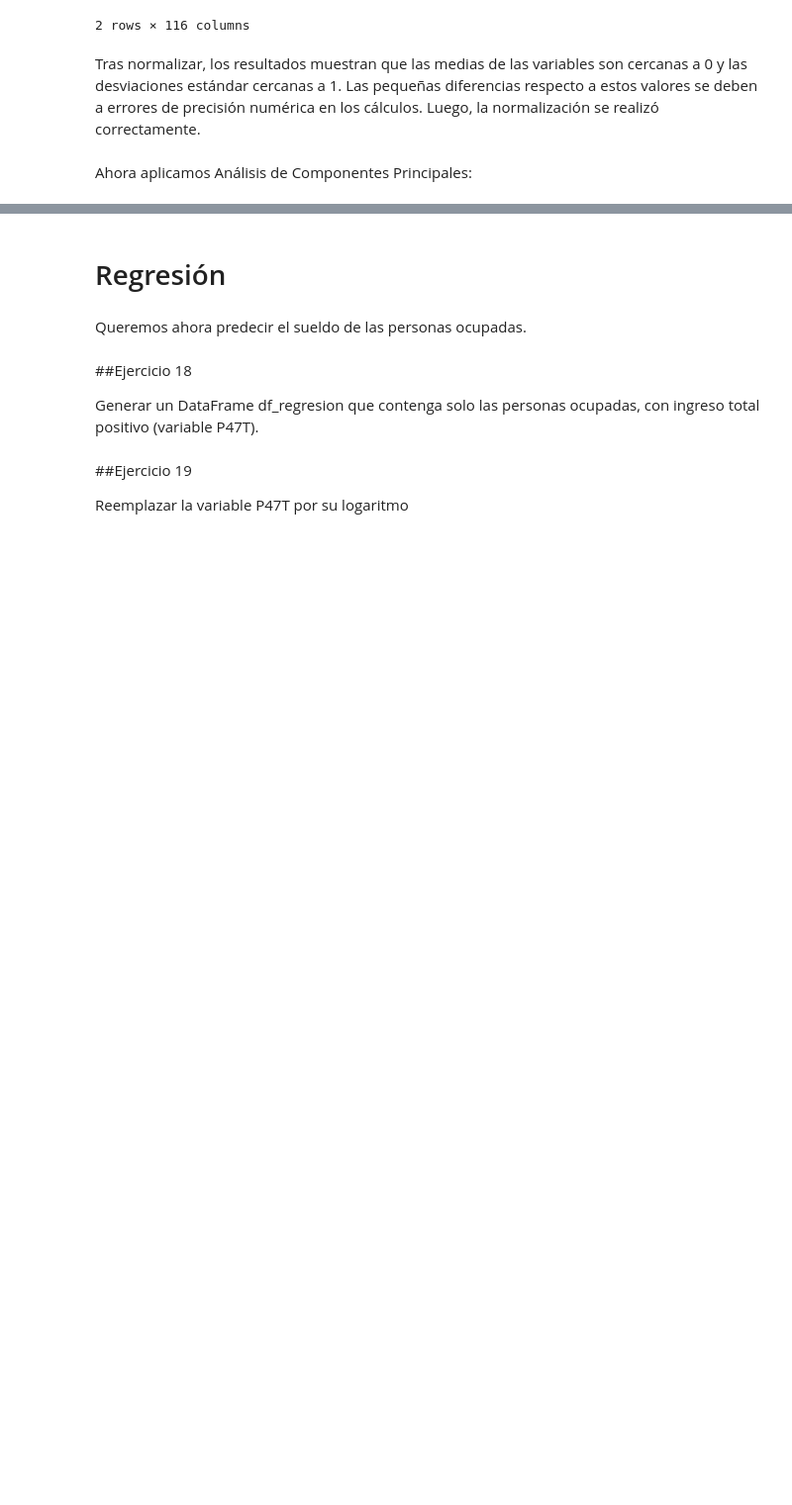
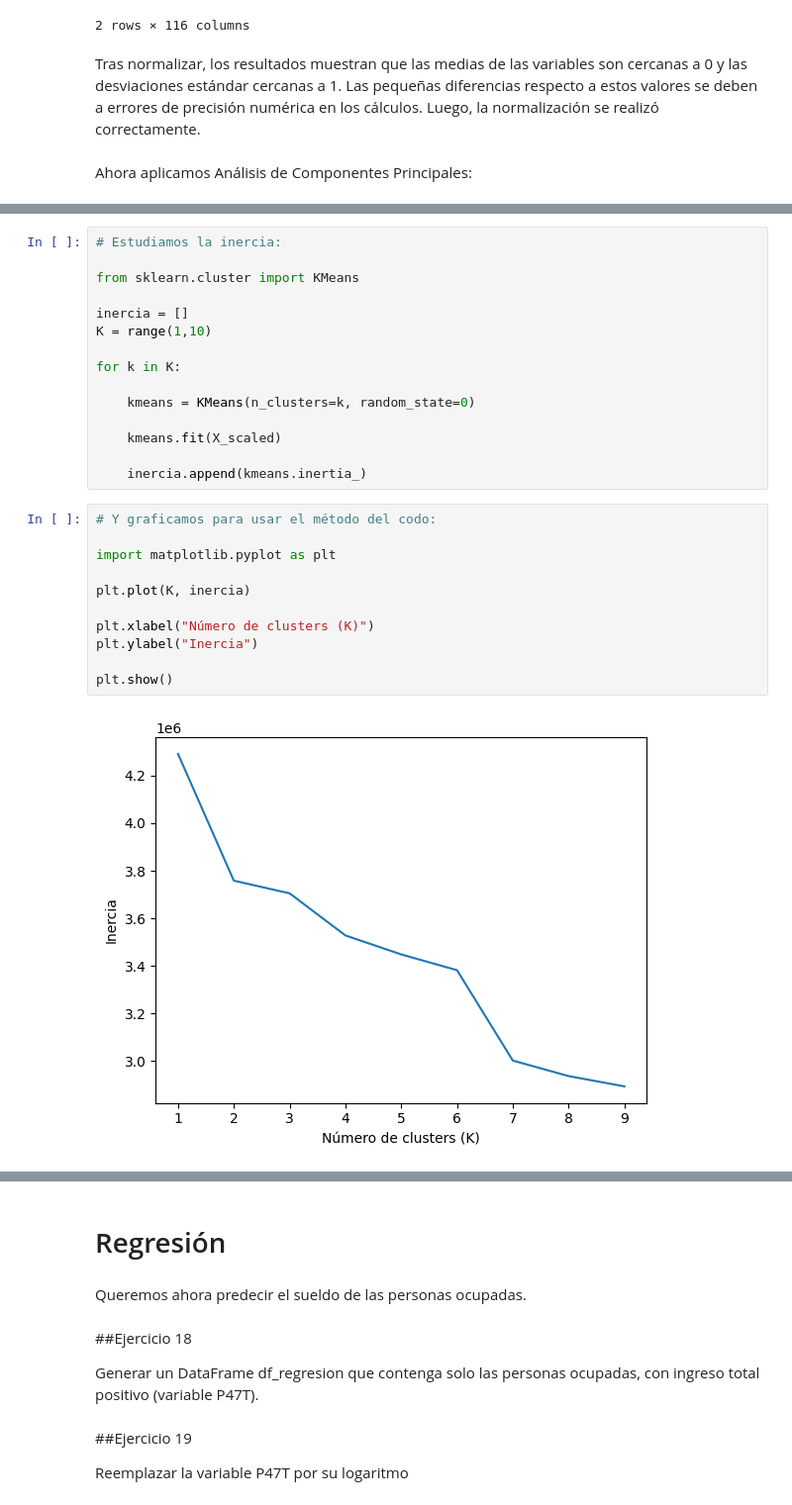
Before and after one commit to davidpalacio1/TP-1-LDD, a Jupyter notebook: TP_2_LDD_versionDavid.ipynb, the cells around one changed output, grey strips where cells are left out. Shown at 99% size. Drawn from its saved outputs; the diff is of its cells as text; blank space fills up the shorter version.

```diff
--- a/TP_2_LDD_versionDavid.ipynb
+++ b/TP_2_LDD_versionDavid.ipynb
@@ -685,0 +751,28 @@ Z = pca.transform(X_scaled)
+# %%
+# Estudiamos la inercia:
+
+from sklearn.cluster import KMeans
+
+inercia = []
+K = range(1,10)
+
+for k in K:
+
+    kmeans = KMeans(n_clusters=k, random_state=0)
+
+    kmeans.fit(X_scaled)
+
+    inercia.append(kmeans.inertia_)
+# %%
+# Y graficamos para usar el método del codo:
+
+import matplotlib.pyplot as plt
+
+plt.plot(K, inercia)
+
+plt.xlabel("Número de clusters (K)")
+plt.ylabel("Inercia")
+
+plt.show()
+# %% [output]
+[figure, added]
```
Also changed, not shown: parts of 54 cells of this notebook.
